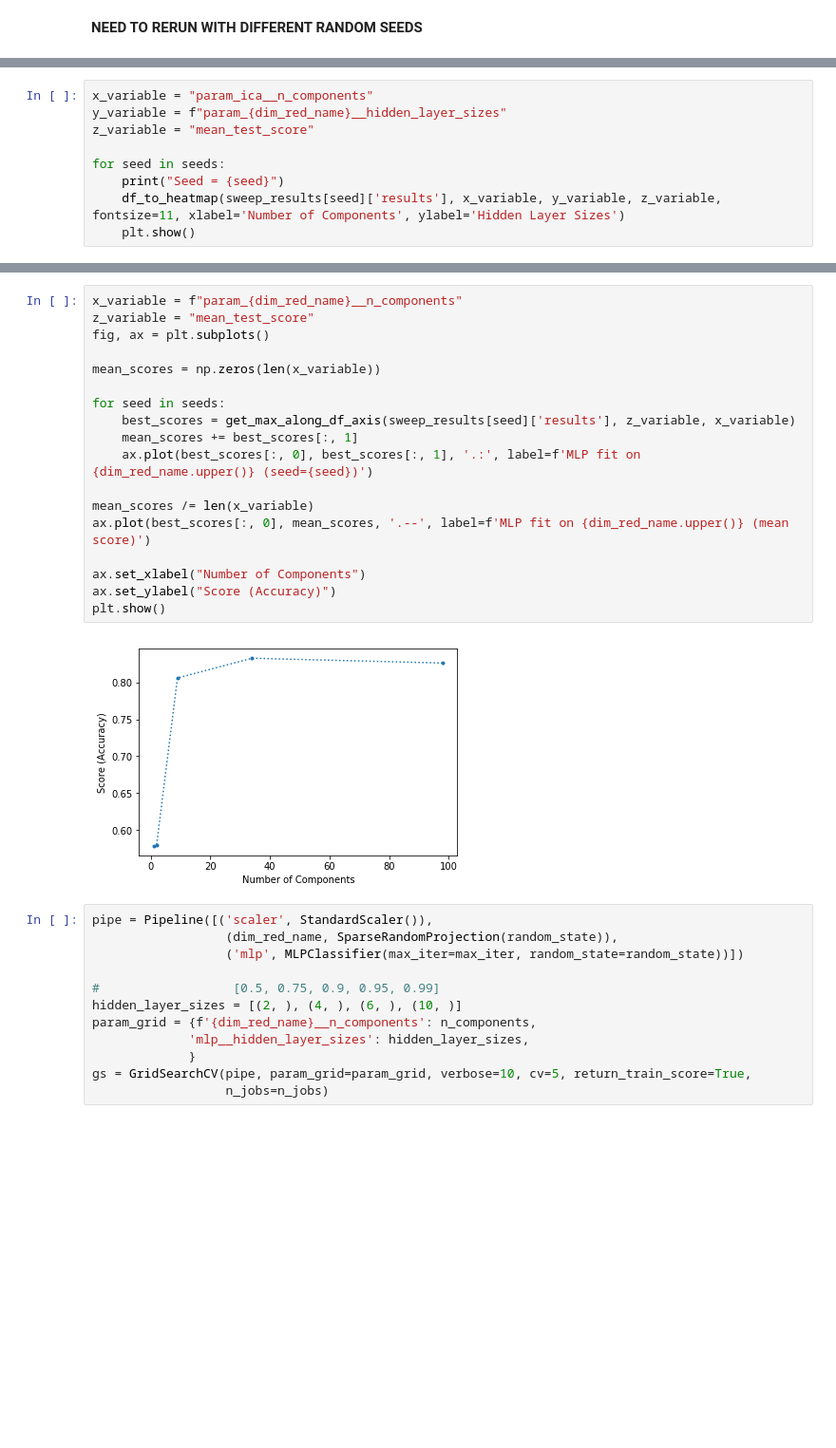
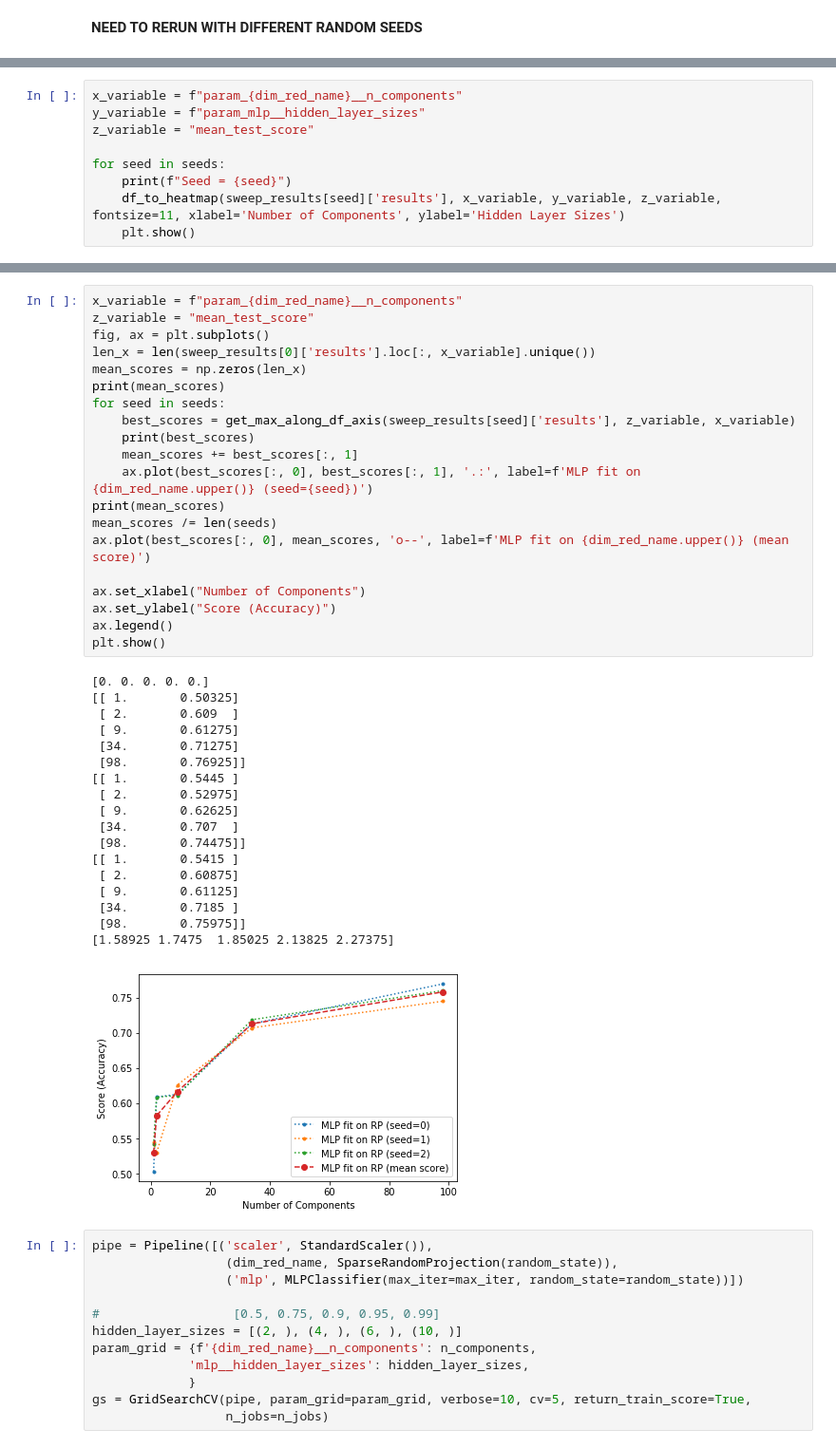
Before and after one commit to scribby182/GT-CS-7641-Assignment-3, a Jupyter notebook: quickdraw_RP.ipynb, the cells around one changed output, grey strips where cells are left out. Shown at 95% size. Saved outputs shown, nothing was run; the diff lists cells and outputs as text; blank space fills up the shorter version.

```diff
--- a/quickdraw_RP.ipynb
+++ b/quickdraw_RP.ipynb
@@ -124,10 +168,10 @@ for seed in seeds:
 # %%
-x_variable = "param_ica__n_components"
-y_variable = f"param_{dim_red_name}__hidden_layer_sizes"
+x_variable = f"param_{dim_red_name}__n_components"
+y_variable = f"param_mlp__hidden_layer_sizes"
 z_variable = "mean_test_score"
 
 for seed in seeds:
-    print("Seed = {seed}")
+    print(f"Seed = {seed}")
     df_to_heatmap(sweep_results[seed]['results'], x_variable, y_variable, z_variable, fontsize=11, xlabel='Number of Components', ylabel='Hidden Layer Sizes')
     plt.show()
 # %% [output]
@@ -135,23 +188,42 @@ for seed in seeds:
 # %%
 x_variable = f"param_{dim_red_name}__n_components"
 z_variable = "mean_test_score"
 fig, ax = plt.subplots()
-
-mean_scores = np.zeros(len(x_variable))
-
+len_x = len(sweep_results[0]['results'].loc[:, x_variable].unique())
+mean_scores = np.zeros(len_x)
+print(mean_scores)
 for seed in seeds:
     best_scores = get_max_along_df_axis(sweep_results[seed]['results'], z_variable, x_variable)
+    print(best_scores)
     mean_scores += best_scores[:, 1]
     ax.plot(best_scores[:, 0], best_scores[:, 1], '.:', label=f'MLP fit on {dim_red_name.upper()} (seed={seed})')
-
-mean_scores /= len(x_variable)
-ax.plot(best_scores[:, 0], mean_scores, '.--', label=f'MLP fit on {dim_red_name.upper()} (mean score)')
+print(mean_scores)
+mean_scores /= len(seeds)
+ax.plot(best_scores[:, 0], mean_scores, 'o--', label=f'MLP fit on {dim_red_name.upper()} (mean score)')
 
 ax.set_xlabel("Number of Components")
 ax.set_ylabel("Score (Accuracy)")
+ax.legend()
 plt.show()
 # %% [output]
+[0. 0. 0. 0. 0.]
+[[ 1.       0.50325]
+ [ 2.       0.609  ]
+ [ 9.       0.61275]
+ [34.       0.71275]
+ [98.       0.76925]]
+[[ 1.       0.5445 ]
+ [ 2.       0.52975]
+ [ 9.       0.62625]
+ [34.       0.707  ]
+ [98.       0.74475]]
+[[ 1.       0.5415 ]
+ [ 2.       0.60875]
+ [ 9.       0.61125]
+ [34.       0.7185 ]
+ [98.       0.75975]]
+[1.58925 1.7475  1.85025 2.13825 2.27375]
-[figure, old version]
+[figure, new version]
 # %%
 pipe = Pipeline([('scaler', StandardScaler()),
                   (dim_red_name, SparseRandomProjection(random_state)),
```
Also changed, not shown: parts of 3 cells of this notebook, 2 other files.
